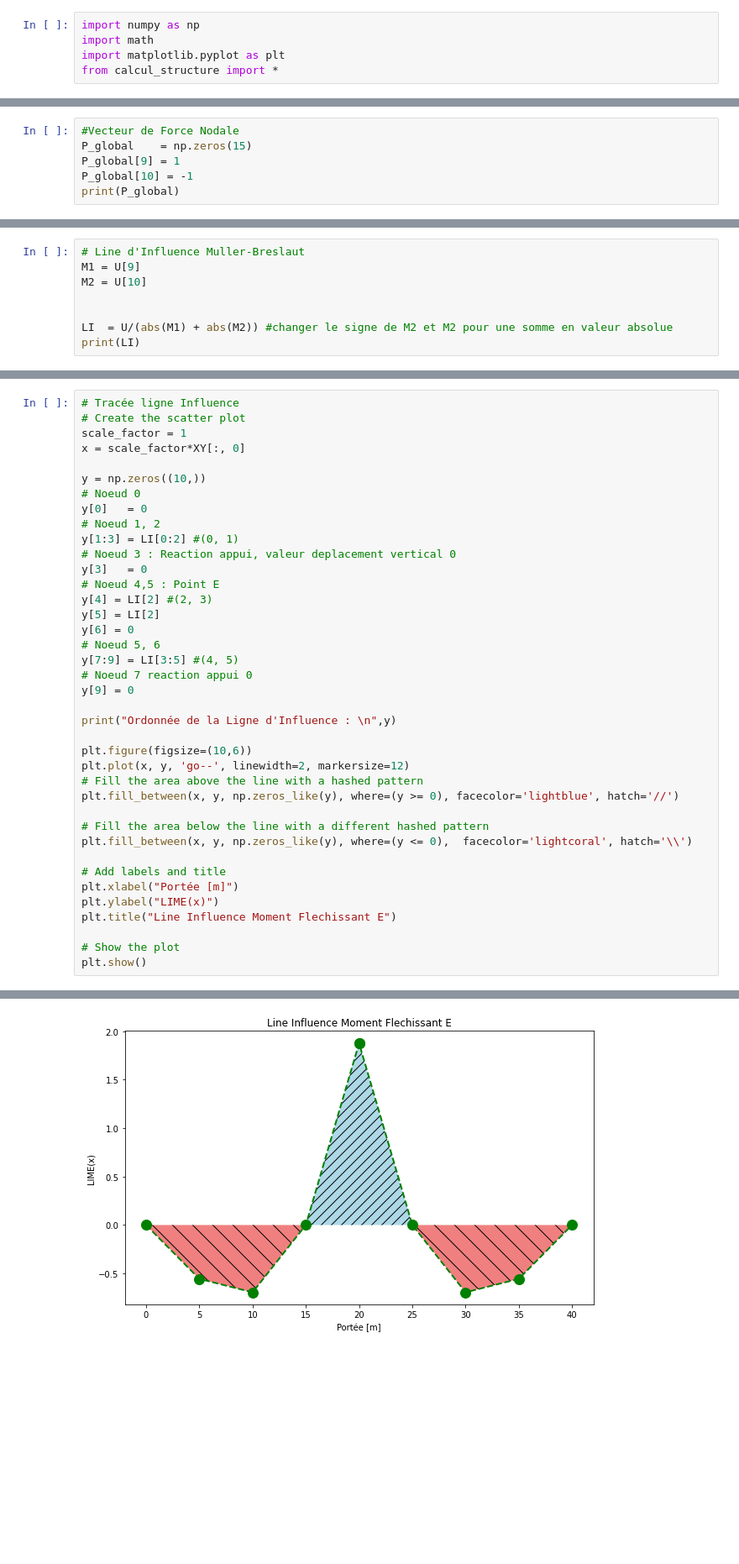
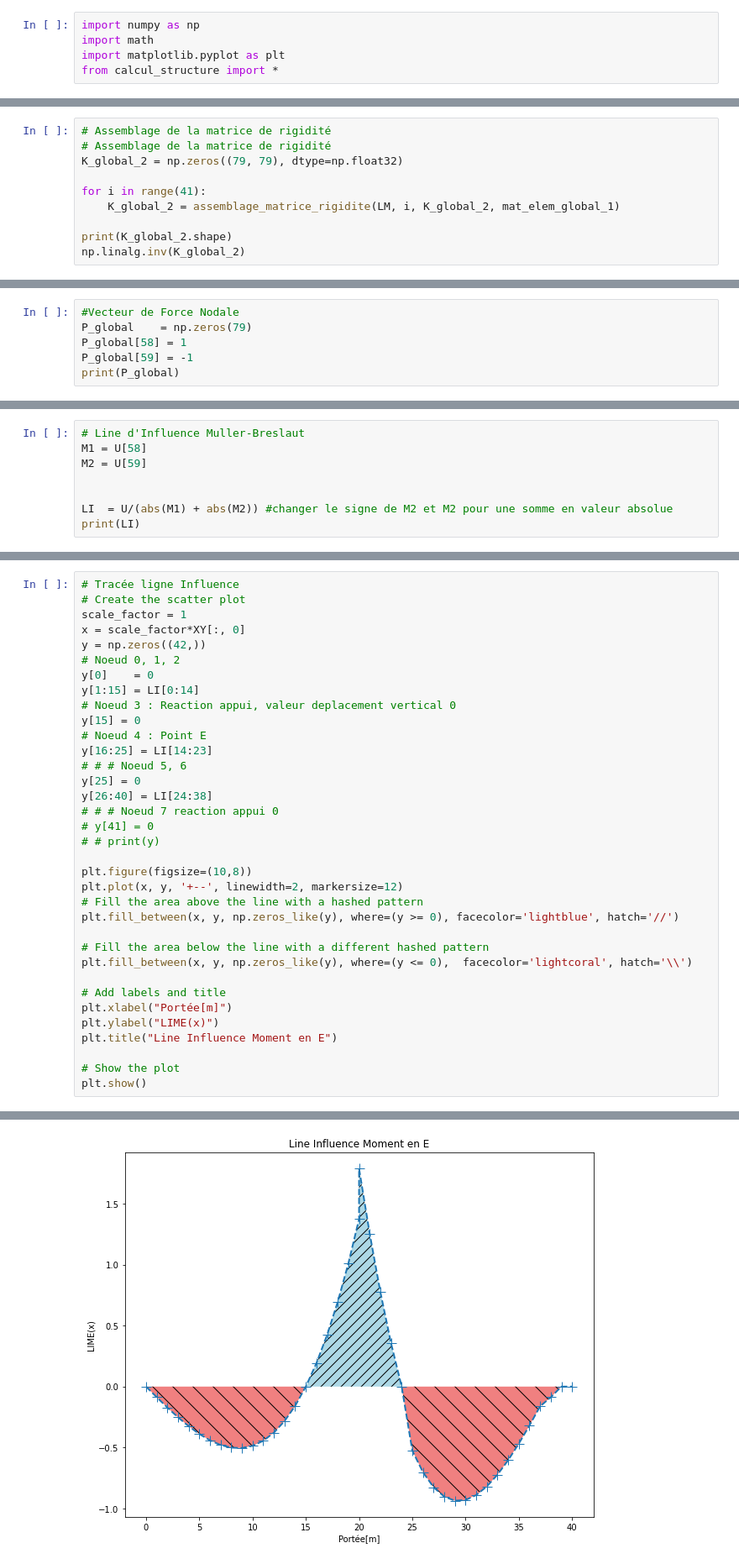
Before and after one commit to jacquetgottfried/cours_pont_aci, a Jupyter notebook: LIME.ipynb, the cells around one changed output, grey strips where cells are left out. Shown at 84% size. Saved outputs shown, nothing was run; the diff lists cells and outputs as text; blank space fills up the shorter version.

```diff
--- a/LIME.ipynb
+++ b/LIME.ipynb
@@ -125,0 +152,10 @@ array([[ 4.6296265e+01,  3.7037003e+01, -2.7777729e+01,  1.1574050e+01,
+# %%
+# Assemblage de la matrice de rigidité
+# Assemblage de la matrice de rigidité
+K_global_2 = np.zeros((79, 79), dtype=np.float32)
+
+for i in range(41):
+    K_global_2 = assemblage_matrice_rigidite(LM, i, K_global_2, mat_elem_global_1)
+
+print(K_global_2.shape)
+np.linalg.inv(K_global_2)
@@ -126,7 +177,7 @@ array([[ 4.6296265e+01,  3.7037003e+01, -2.7777729e+01,  1.1574050e+01,
 # %%
 #Vecteur de Force Nodale
-P_global    = np.zeros(15)
-P_global[9] = 1
-P_global[10] = -1
+P_global    = np.zeros(79)
+P_global[58] = 1
+P_global[59] = -1
 print(P_global)
 # %% [output]
@@ -142,7 +202,7 @@ print(U)
 # %%
 # Line d'Influence Muller-Breslaut
-M1 = U[9]
-M2 = U[10]
+M1 = U[58]
+M2 = U[59]
 
 
 LI  = U/(abs(M1) + abs(M2)) #changer le signe de M2 et M2 pour une somme en valeur absolue
@@ -156,27 +227,23 @@ print(LI)
 # Create the scatter plot
 scale_factor = 1
 x = scale_factor*XY[:, 0]
+y = np.zeros((42,))
+# Noeud 0, 1, 2
+y[0]    = 0
+y[1:15] = LI[0:14]
+# Noeud 3 : Reaction appui, valeur deplacement vertical 0
+y[15] = 0
+# Noeud 4 : Point E
+y[16:25] = LI[14:23]
+# # # Noeud 5, 6
+y[25] = 0
+y[26:40] = LI[24:38]
+# # # Noeud 7 reaction appui 0
+# y[41] = 0
+# # print(y)
 
-y = np.zeros((10,))
-# Noeud 0
-y[0]   = 0
-# Noeud 1, 2
-y[1:3] = LI[0:2] #(0, 1)
-# Noeud 3 : Reaction appui, valeur deplacement vertical 0
-y[3]   = 0
-# Noeud 4,5 : Point E
-y[4] = LI[2] #(2, 3)
-y[5] = LI[2]
-y[6] = 0
-# Noeud 5, 6
-y[7:9] = LI[3:5] #(4, 5)
-# Noeud 7 reaction appui 0
-y[9] = 0
-
-print("Ordonnée de la Ligne d'Influence : \n",y)
-
-plt.figure(figsize=(10,6))
-plt.plot(x, y, 'go--', linewidth=2, markersize=12)
+plt.figure(figsize=(10,8))
+plt.plot(x, y, '+--', linewidth=2, markersize=12)
 # Fill the area above the line with a hashed pattern
 plt.fill_between(x, y, np.zeros_like(y), where=(y >= 0), facecolor='lightblue', hatch='//')
 
@@ -184,9 +251,9 @@ plt.fill_between(x, y, np.zeros_like(y), where=(y >= 0), facecolor='lightblue',
 plt.fill_between(x, y, np.zeros_like(y), where=(y <= 0),  facecolor='lightcoral', hatch='\\')
 
 # Add labels and title
-plt.xlabel("Portée [m]")
+plt.xlabel("Portée[m]")
 plt.ylabel("LIME(x)")
-plt.title("Line Influence Moment Flechissant E")
+plt.title("Line Influence Moment en E")
 
 # Show the plot
 plt.show()
@@ -197 +261 @@ Ordonnée de la Ligne d'Influence :
-[figure, old version]
+[figure, new version]
```
Also changed, not shown: parts of 15 cells of this notebook.
